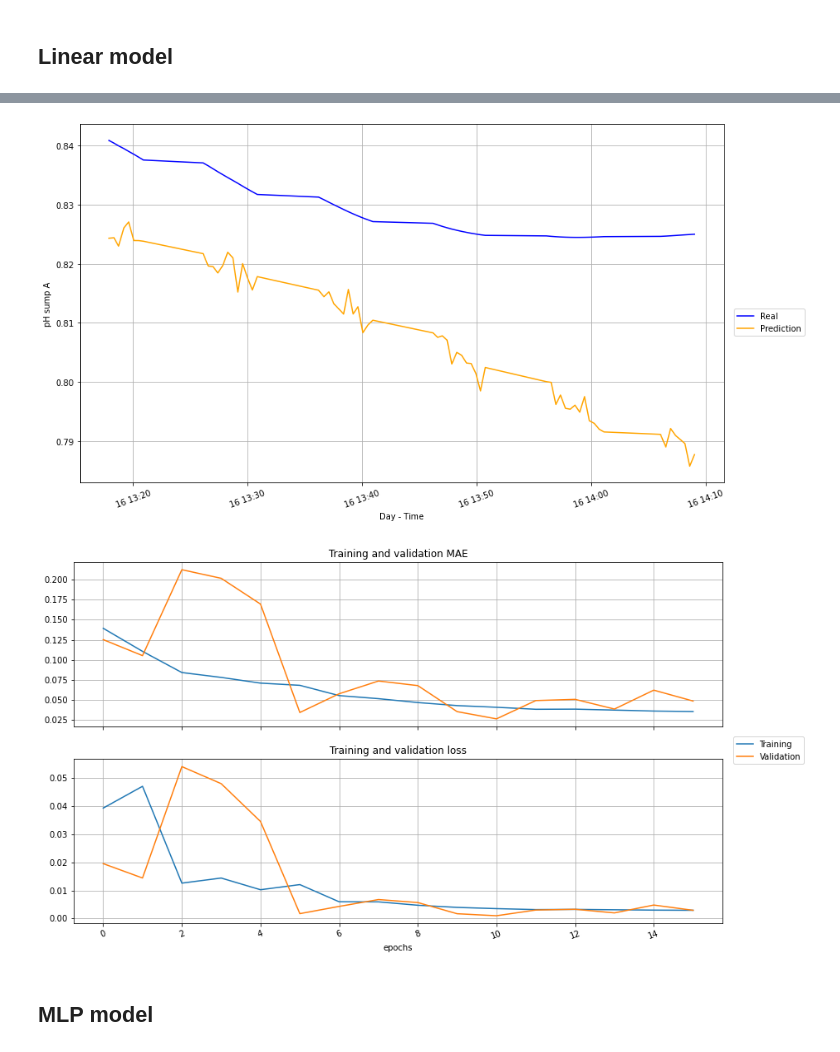
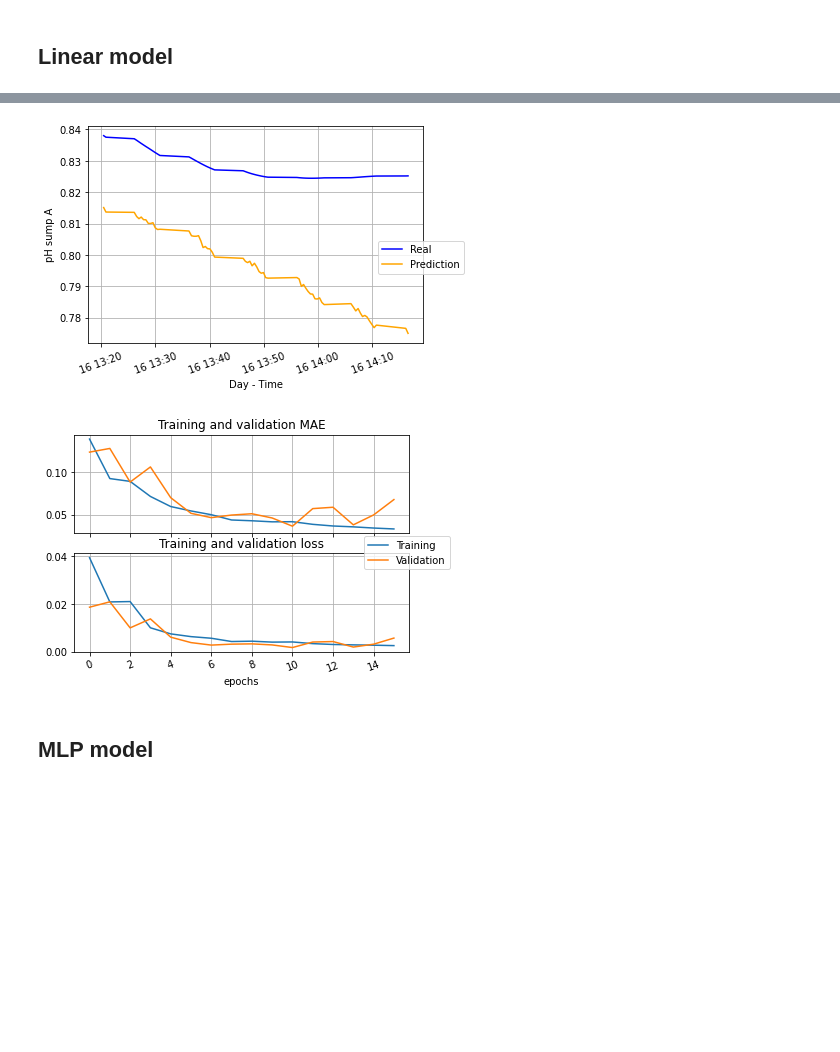
Before and after one commit to dccartagena/RNN_Aquaponics, a Jupyter notebook: notebook-pH.ipynb, the cells around one changed output, grey strips where cells are left out. Drawn from its saved outputs; the diff is of its cells as text; code cells hidden in the pictures; blank space fills up the shorter version.

```diff
--- a/notebook-pH.ipynb
+++ b/notebook-pH.ipynb
@@ -31,7 +32,7 @@ def read_file(textfile):
     print('Dataset ready')
     return df
 
-textfile = "dataset_aquaponics_04012021_04302021.txt.zip"
+textfile = "dataset_aquaponics_03012021_05222021.txt.zip"
 df = read_file(textfile)
 # %% [output]
 Dataset ready
@@ -395,8 +387,7 @@ def compile_and_fit(model, train_data, train_target, val_data, val_target,
                     test_data, test_target, max_epochs, batch_size, test_entry, label_width):
 
     # Add callbacks
-    early_stop = tf.keras.callbacks.EarlyStopping(monitor = "val_loss",
-                                                  patience = 5)
+    early_stop = tf.keras.callbacks.EarlyStopping(monitor = "val_loss", patience = 5)
     lr_scheduler = tf.keras.callbacks.LearningRateScheduler(scheduler, verbose = 0)
     callbacks = [early_stop, lr_scheduler]
 
@@ -418,14 +409,14 @@ def compile_and_fit(model, train_data, train_target, val_data, val_target,
     model.summary()
 
     # Model evaluate
-    model.evaluate(test_data, test_target)
+    loss_eval, metric_eval = model.evaluate(test_data, test_target, verbose = 0)
+    print("Evaluation loss: {} ---- Evaluation metric:{}".format(loss_eval, metric_eval))
 
     # Test model
     test_data = np.reshape(test_data[test_entry], (1, test_data[0].shape[0], test_data[0].shape[1]))
     test_prediction = model.predict(test_data)
 
     test_prediction = np.squeeze(test_prediction)
-    print(test_prediction.shape)
 
     # Plot results
     plot_results(label_target, test_target_time[test_entry], test_target[test_entry], test_prediction, label_width)
@@ -455,7 +446,7 @@ def f_linear_model(label_target, label_width):
 
 linear_model = f_linear_model(label_target, label_width)
 # %%
-max_epochs = 50
+max_epochs = 20
 batch_size = 50
 
 linear_history, linear_prediction = compile_and_fit(linear_model, train_data, train_target, val_data, val_target,
@@ -481,5 +472,5 @@ WARNING:tensorflow:11 out of the last 11 calls to <function Model.make_predict_f
-[figure, old version]
+[figure, new version]
-[figure, old version]
+[figure, new version]
 # %% [markdown]
 ## MLP model
 # %%
```
Also changed, not shown: parts of 13 cells of this notebook, 6 other files.
